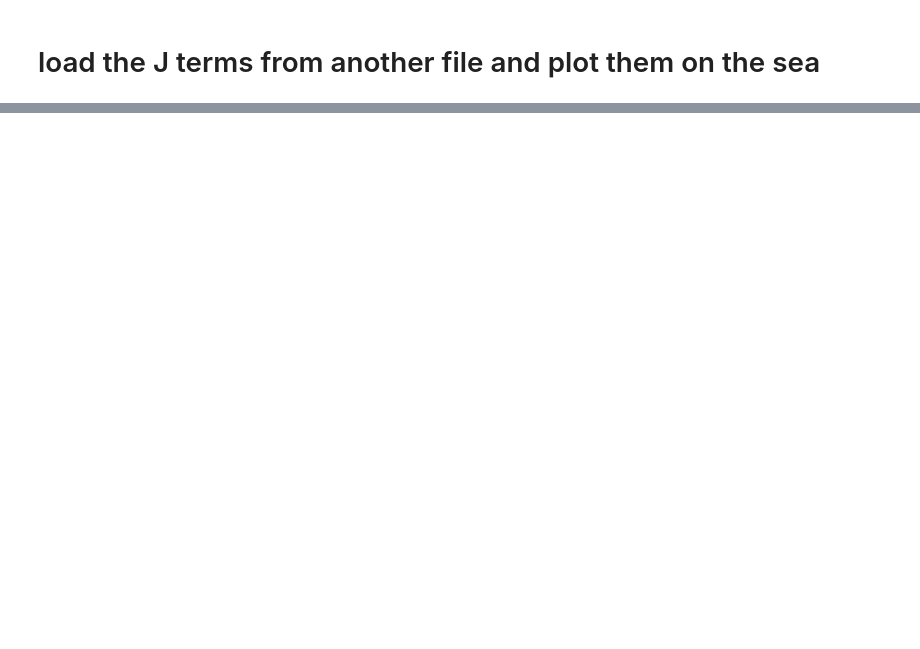
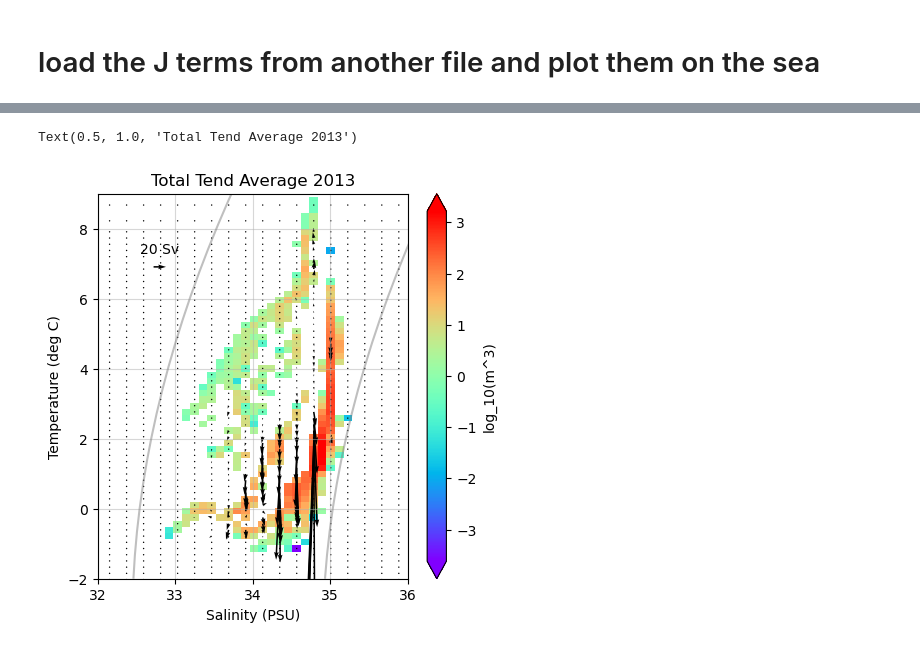
Before and after one commit to margaretmurakami/crios_backups, a Jupyter notebook: ASTE_270/Pemberton/BarentsS_paper/TS_ASTE_full.ipynb, the cells around one changed output, grey strips where cells are left out. Drawn from its saved outputs; the diff is of its cells as text; code cells hidden in the pictures; blank space fills up the shorter version.

```diff
--- a/ASTE_270/Pemberton/BarentsS_paper/TS_ASTE_full.ipynb
+++ b/ASTE_270/Pemberton/BarentsS_paper/TS_ASTE_full.ipynb
@@ -583,0 +720,40 @@ plt.savefig(path + "2003_tendency_comparison_v2.png",dpi=300)
+# %%
+dS = np.gradient(Sbin, axis=0)[1:,1:]  # Gradient in salinity direction
+dT = np.gradient(Tbin, axis=1)[1:,1:]
+
+dU1_dS = np.gradient(meshStend, axis=1) / dS  # Change in U1 w.r.t salinity
+dV1_dT = np.gradient(meshTtend, axis=0) / dT  # Change in V1 w.r.t temperature
+
+divergence = dU1_dS + dV1_dT
+# %%
+# what if we just plot a volume distribution for the year 2003
+space = 2
+U = 5
+U= 20
+scale = 5e2
+
+fig = plt.figure(figsize=(5,5))
+
+# total tendency
+ax1 = plt.subplot(111)
+ax1.grid(alpha=0.5,zorder=0)
+cb1 = ax1.pcolormesh(Sbin, Tbin, np.log10(divergence), cmap="rainbow")#, vmin=12,zorder=1)#,vmax=15)
+plt.colorbar(cb1, label="log_10(m^3)",extend="both")
+# ax1.set_title("ASTE BarentsS surface volume averaged " + datetimes[0].strftime("%Y"))
+ax1.set_xlim(32,36)
+ax1.set_ylim(-2,9)
+ax1.set_xlabel("Salinity (PSU)")
+ax1.set_ylabel("Temperature (deg C)")
+# add the contours
+cs = ax1.contour(si, ti, dens2, colors="grey", zorder=2,alpha=0.5,levels=np.arange(16,32,2))
+cl=ax1.clabel(cs,fontsize=10,inline=False,fmt="%.f")
+
+# add the quivers - really hope there's nothing wrong here
+# U1,V1 = meshStend/dT[:,:,0]/dS[:,:,0]*1e-6,meshTtend/dT[:,:,0]/dS[:,:,0]*1e-6
+U1,V1 = meshStend,meshTtend
+q1 = ax1.quiver(Sbincent[::space], Tbincent[::space], U1[::space], V1[::space], width=0.005,scale=scale)
+ax1.quiverkey(q1,X=0.2,Y=0.81,U = U,label=str(U) + " Sv")
+ax1.set_title("Total Tend Average " + datetimes[0].strftime("%Y"))
+# %% [output]
+Text(0.5, 1.0, 'Total Tend Average 2013')
+[figure, added]
```
Also changed, not shown: parts of 18 cells of this notebook, 14 other files.
